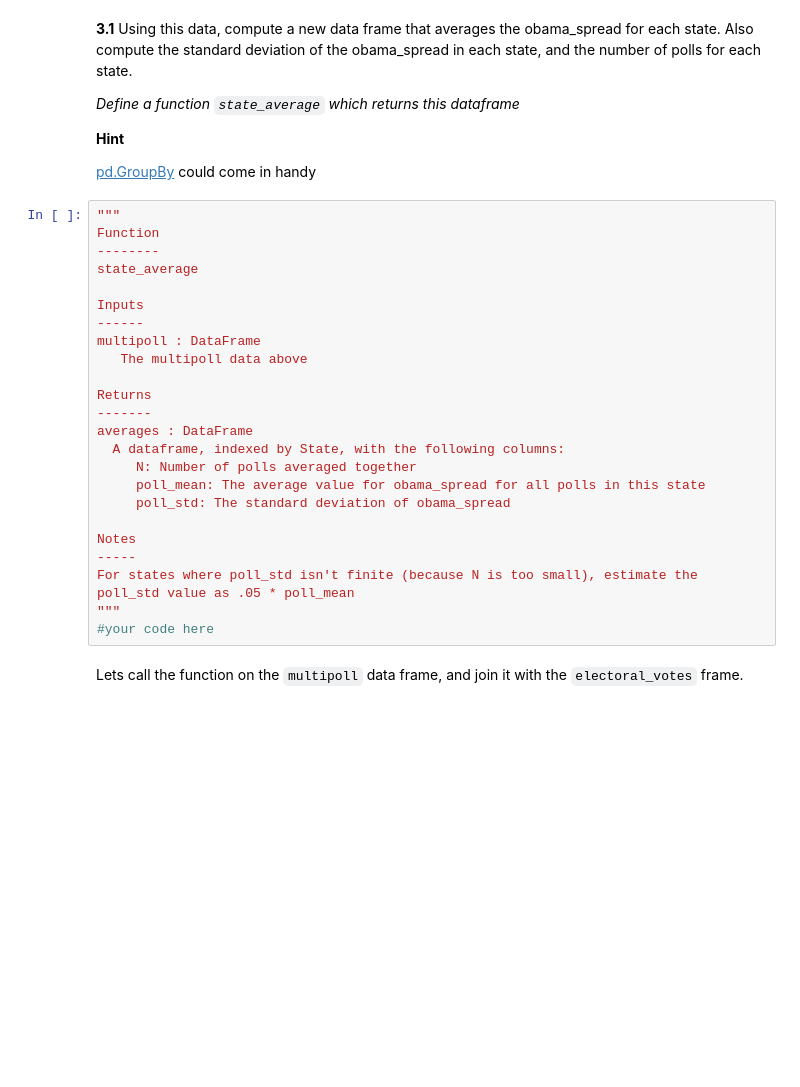
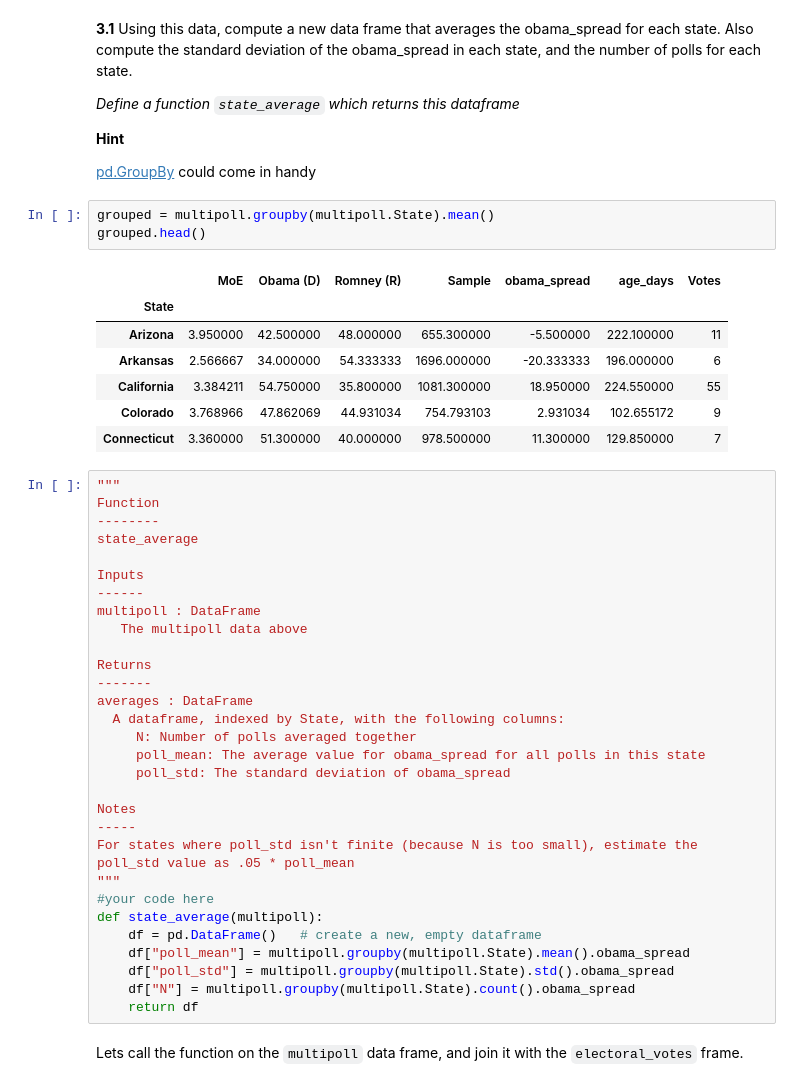
Before and after one commit to imantdaunhawer/content_2013, a Jupyter notebook: HW2.ipynb, the cells around one changed output. Saved outputs shown, nothing was run; the diff lists cells and outputs as text; blank space fills up the shorter version.

```diff
--- a/HW2.ipynb
+++ b/HW2.ipynb
@@ -1205,6 +1212,17 @@ multipoll.head()
 **Hint**
 
 [pd.GroupBy](http://pandas.pydata.org/pandas-docs/dev/groupby.html) could come in handy
+# %%
+grouped = multipoll.groupby(multipoll.State).mean()
+grouped.head()
+# %% [output]
+|  | MoE | Obama (D) | Romney (R) | Sample | obama_spread | age_days | Votes |
+| State |  |  |  |  |  |  |  |
+| Arizona | 3.950000 | 42.500000 | 48.000000 | 655.300000 | -5.500000 | 222.100000 | 11 |
+| Arkansas | 2.566667 | 34.000000 | 54.333333 | 1696.000000 | -20.333333 | 196.000000 | 6 |
+| California | 3.384211 | 54.750000 | 35.800000 | 1081.300000 | 18.950000 | 224.550000 | 55 |
+| Colorado | 3.768966 | 47.862069 | 44.931034 | 754.793103 | 2.931034 | 102.655172 | 9 |
+| Connecticut | 3.360000 | 51.300000 | 40.000000 | 978.500000 | 11.300000 | 129.850000 | 7 |
 # %%
 """
 Function
@@ -1230,6 +1248,12 @@ For states where poll_std isn't finite (because N is too small), estimate the
 poll_std value as .05 * poll_mean
 """
 #your code here
+def state_average(multipoll):
+    df = pd.DataFrame()   # create a new, empty dataframe
+    df["poll_mean"] = multipoll.groupby(multipoll.State).mean().obama_spread
+    df["poll_std"] = multipoll.groupby(multipoll.State).std().obama_spread
+    df["N"] = multipoll.groupby(multipoll.State).count().obama_spread
+    return df
 # %% [markdown]
 Lets call the function on the `multipoll` data frame, and join it with the `electoral_votes` frame.
 # %%
```
Also changed, not shown: parts of 5 cells of this notebook.
